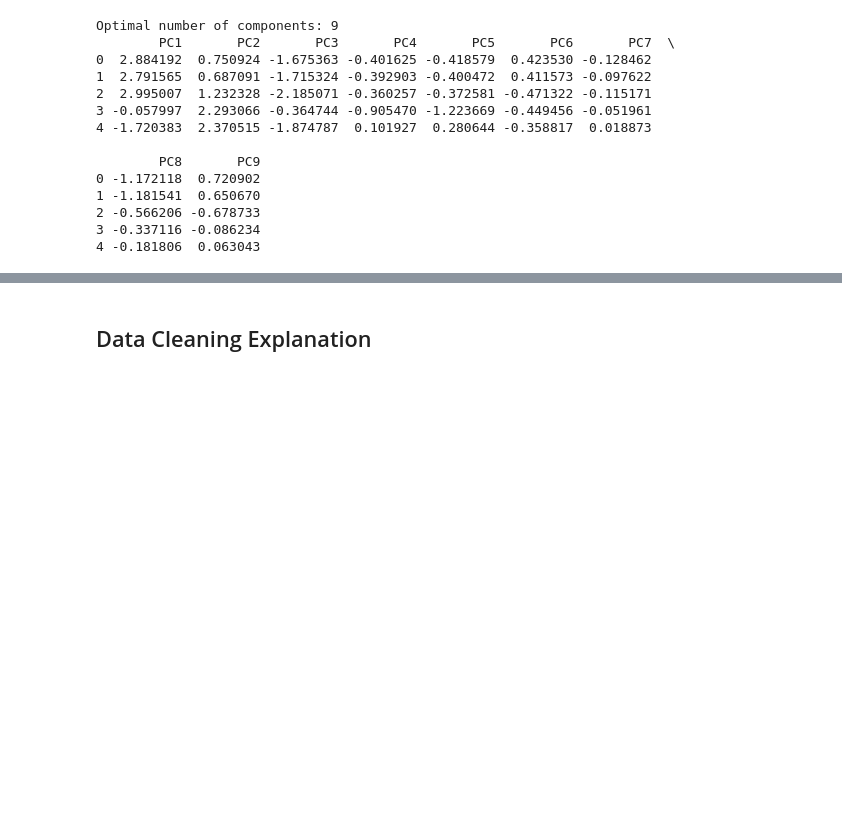
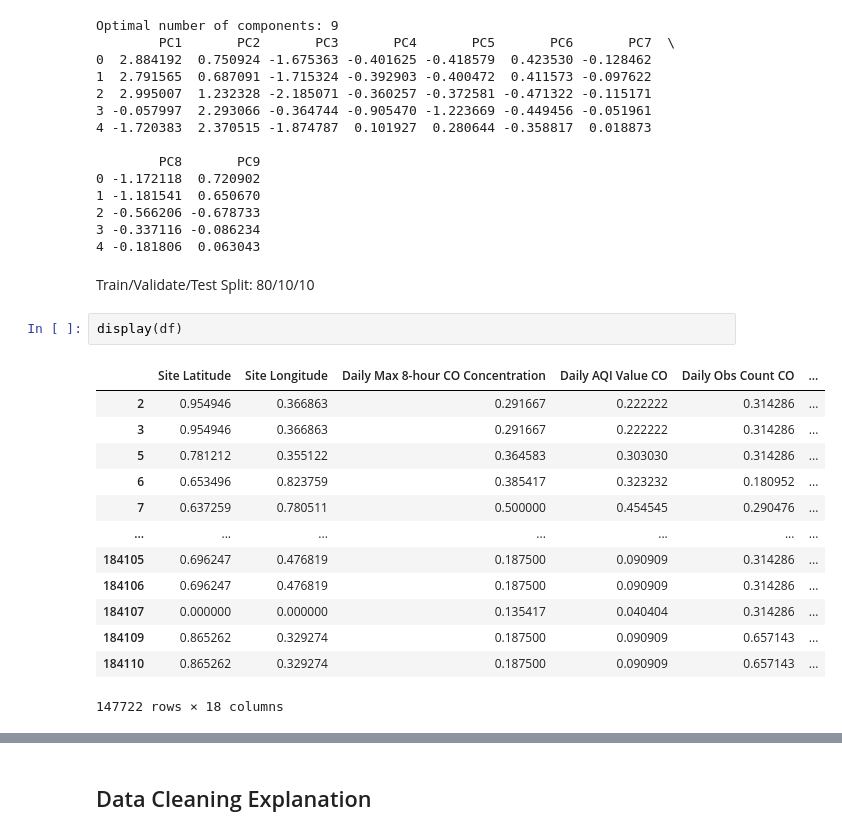
Before and after one commit to sophieharman/Vol3AirQualityProject, a Jupyter notebook: data_cleaning.ipynb, the cells around one changed output, grey strips where cells are left out. Cells and saved outputs as stored; diff of their text form; blank space fills up the shorter version.

Commit message:
Added train/validate/test split(error to fix)

```diff
--- a/data_cleaning.ipynb
+++ b/data_cleaning.ipynb
@@ -300,3 +300,21 @@ Optimal number of components: 9
 2 -0.566206 -0.678733
 3 -0.337116 -0.086234
 4 -0.181806  0.063043
+# %% [markdown]
+Train/Validate/Test Split: 80/10/10
+# %%
+display(df)
+# %% [output]
+|  | Site Latitude | Site Longitude | Daily Max 8-hour CO Concentration | Daily AQI Value CO | Daily Obs Count CO | ... |
+| 2 | 0.954946 | 0.366863 | 0.291667 | 0.222222 | 0.314286 | ... |
+| 3 | 0.954946 | 0.366863 | 0.291667 | 0.222222 | 0.314286 | ... |
+| 5 | 0.781212 | 0.355122 | 0.364583 | 0.303030 | 0.314286 | ... |
+| 6 | 0.653496 | 0.823759 | 0.385417 | 0.323232 | 0.180952 | ... |
+| 7 | 0.637259 | 0.780511 | 0.500000 | 0.454545 | 0.290476 | ... |
+| ... | ... | ... | ... | ... | ... | ... |
+| 184105 | 0.696247 | 0.476819 | 0.187500 | 0.090909 | 0.314286 | ... |
+| 184106 | 0.696247 | 0.476819 | 0.187500 | 0.090909 | 0.314286 | ... |
+| 184107 | 0.000000 | 0.000000 | 0.135417 | 0.040404 | 0.314286 | ... |
+| 184109 | 0.865262 | 0.329274 | 0.187500 | 0.090909 | 0.657143 | ... |
+| 184110 | 0.865262 | 0.329274 | 0.187500 | 0.090909 | 0.657143 | ... |
+147722 rows × 18 columns
```
Also changed, not shown: parts of 2 cells of this notebook.
